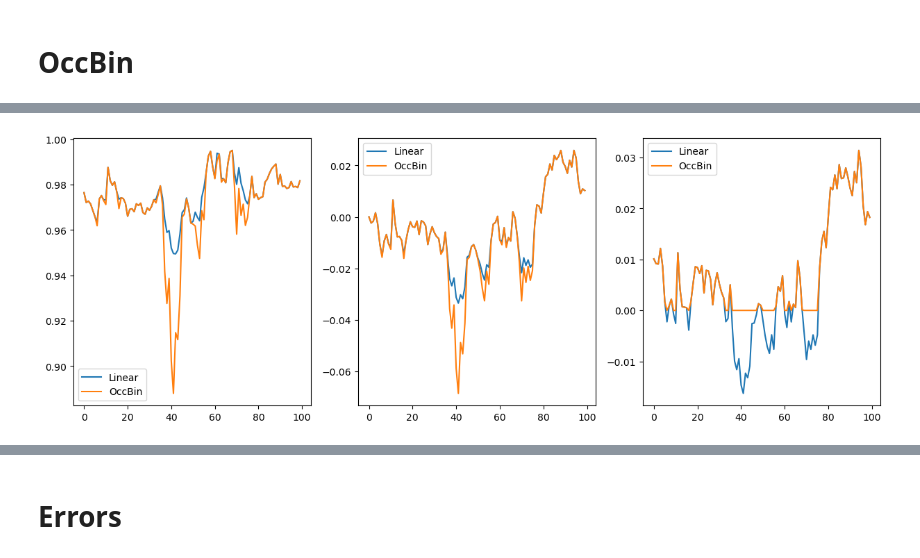
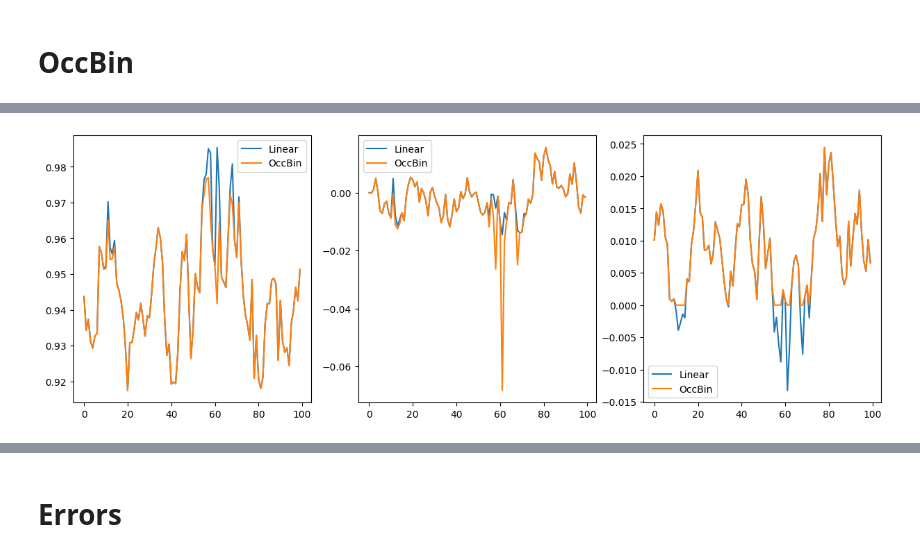
Before and after one commit to qxb650/GlobalRANK, a Jupyter notebook: OccBin.ipynb, the cells around one changed output, grey strips where cells are left out. Cells and saved outputs as stored; diff of their text form; code cells hidden in the pictures.

```diff
--- a/OccBin.ipynb
+++ b/OccBin.ipynb
@@ -54,4 +33,10 @@ linear.plot_linear_IRFs(model, plot_exp_T=True)
+# %%
+sigma_quad = {
+    "sigma_eps_u" : 0.0085,
+    "sigma_eps_z" : 0.0044,
+    "sigma_eps_Gamma" : 0.0097
+}
 # %%
-linear.simulate_linear(model, 0.01, 100, plot=True)
+linear.simulate_linear(model, sigma_quad, 100, plot=True)
 # %% [output]
-[figure, old version]
+[figure, new version]
```
Also changed, not shown: parts of 8 cells of this notebook, 7 other files.
